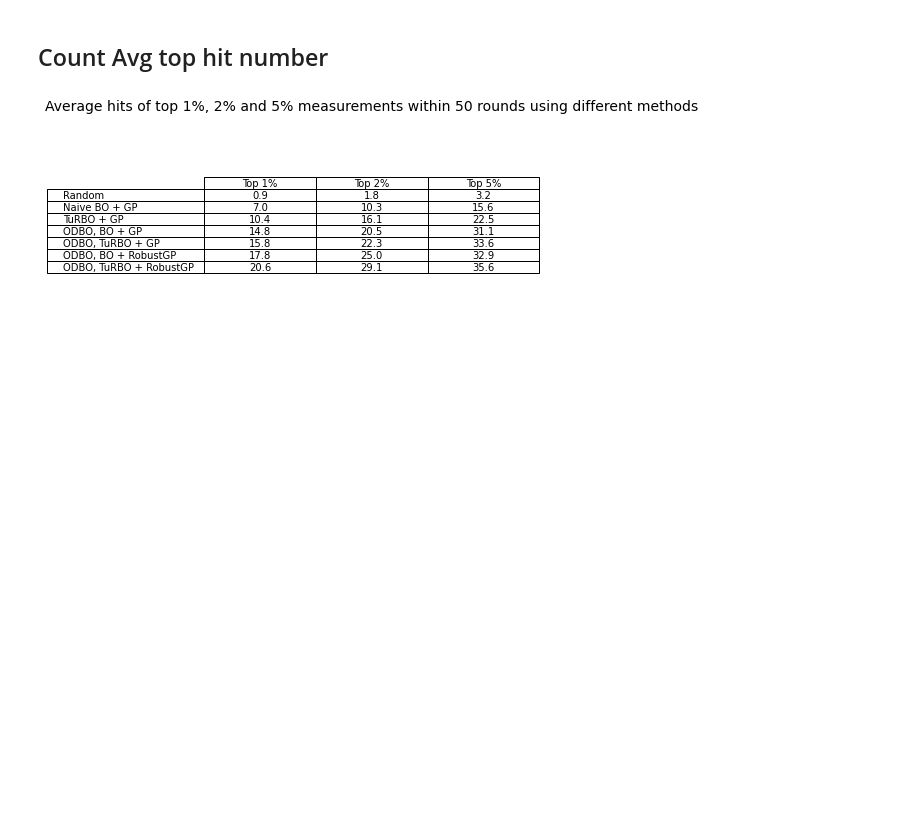
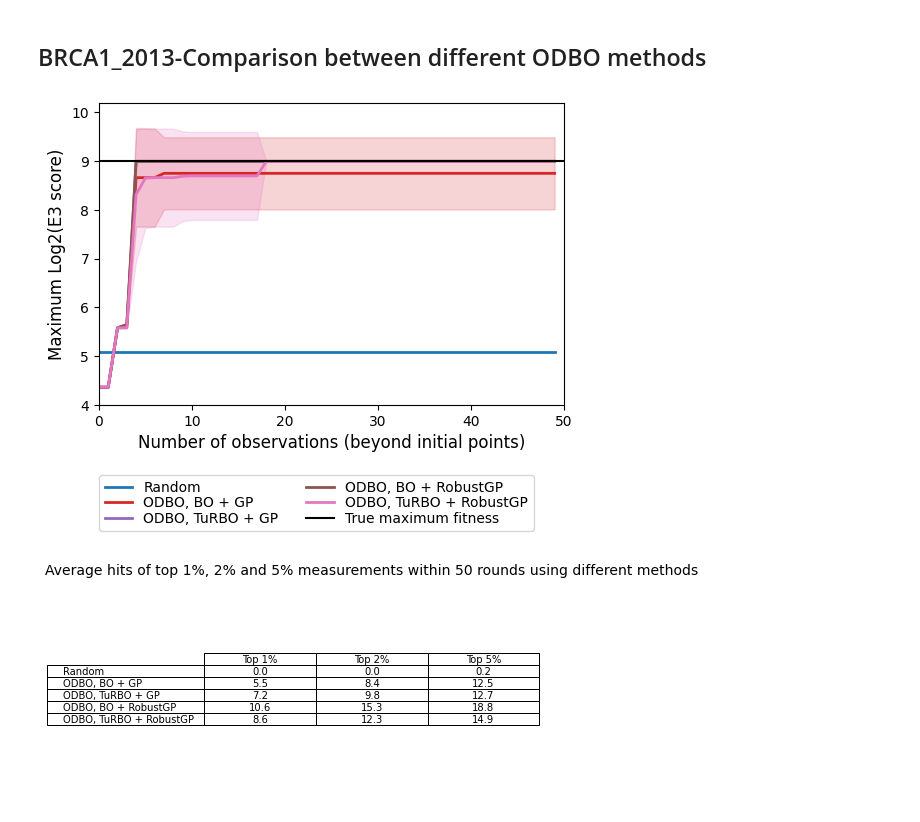
Before and after one commit to sherrylixuecheng/ODBO, a Jupyter notebook: examples/Plot_results.ipynb, the cells around one changed output. Cells and saved outputs as stored; diff of their text form; code cells hidden in the pictures; blank space fills up the shorter version.

Commit message:
update results

```diff
--- a/examples/Plot_results.ipynb
+++ b/examples/Plot_results.ipynb
@@ -10,5 +10,4 @@ import matplotlib.pyplot as plt
 # %%
-# GB1_2016, miss BO_GP and TuRBO_GP
 methods = ['Random', 'Naive BO + GP', 'TuRBO + GP', 'ODBO, BO + GP', 'ODBO, TuRBO + GP', 'ODBO, BO + RobustGP', 'ODBO, TuRBO + RobustGP']
 data_test = pd.read_csv('../datasets/GB1_2016_149361.csv', sep=',')
 name_pre, Y_test = np.array(data_test['AACombo']), np.array(data_test['Fitness'])
@@ -21,6 +20,5 @@ for i in range(10):
     ODTuRBO_GP_bacth1_Y.append(np.load('results/GB1_2016/GB1_2016_ODBO_TuRBO_GP_batch1_{}.npy'.format(i)))
     ODBO_RobustGP_bacth1_Y.append(np.load('results/GB1_2016/GB1_2016_ODBO_BO_RobustGP_batch1_{}.npy'.format(i)))
     ODTuRBO_RobustGP_bacth1_Y.append(np.load('results/GB1_2016/GB1_2016_ODBO_TuRBO_RobustGP_batch1_{}.npy'.format(i)))
-Random_Y, BO_GP_bacth1_Y, TuRBO_GP_bacth1_Y, ODBO_GP_bacth1_Y, ODTuRBO_GP_bacth1_Y, ODBO_RobustGP_bacth1_Y, ODTuRBO_RobustGP_bacth1_Y = np.vstack(Random_Y).T, np.hstack(BO_GP_bacth1_Y
-            ), np.hstack(TuRBO_GP_bacth1_Y), np.hstack(ODBO_GP_bacth1_Y), np.hstack(ODTuRBO_GP_bacth1_Y), np.hstack(ODBO_RobustGP_bacth1_Y), np.hstack(ODTuRBO_RobustGP_bacth1_Y)
+Random_Y, BO_GP_bacth1_Y, TuRBO_GP_bacth1_Y, ODBO_GP_bacth1_Y, ODTuRBO_GP_bacth1_Y, ODBO_RobustGP_bacth1_Y, ODTuRBO_RobustGP_bacth1_Y = np.vstack(Random_Y).T, np.hstack(BO_GP_bacth1_Y), np.hstack(TuRBO_GP_bacth1_Y), np.hstack(ODBO_GP_bacth1_Y), np.hstack(ODTuRBO_GP_bacth1_Y), np.hstack(ODBO_RobustGP_bacth1_Y), np.hstack(ODTuRBO_RobustGP_bacth1_Y)
 # %%
@@ -46,35 +76,62 @@ plt.show()
-# %% [markdown]
-## Count Avg top hit number
+# %% [markdown]
+## BRCA1_2013-Comparison between different ODBO methods
+# %%
+methods = ['Random', 'ODBO, BO + GP', 'ODBO, TuRBO + GP', 'ODBO, BO + RobustGP', 'ODBO, TuRBO + RobustGP']
+data_test = pd.read_csv('../datasets/BRCA1_2013_98299.csv', sep=',')
+name_pre, Y_test = np.array(data_test['AACombo']), np.array(data_test['Log2Eratio'])
+Random_Y, ODBO_GP_bacth1_Y, ODTuRBO_GP_bacth1_Y, ODBO_RobustGP_bacth1_Y, ODTuRBO_RobustGP_bacth1_Y = [],[],[],[],[]
+for i in range(10):
+    Random_Y.append(np.load('results/BRCA1_2013/BRCA1_2013_Random_{}.npy'.format(i)))
+    ODBO_GP_bacth1_Y.append(np.load('results/BRCA1_2013/BRCA1_2013_ODBO_BO_GP_batch1_{}.npy'.format(i)))
+    ODTuRBO_GP_bacth1_Y.append(np.load('results/BRCA1_2013/BRCA1_2013_ODBO_TuRBO_GP_batch1_{}.npy'.format(i)))
+    ODBO_RobustGP_bacth1_Y.append(np.load('results/BRCA1_2013/BRCA1_2013_ODBO_BO_RobustGP_batch1_{}.npy'.format(i)))
+    ODTuRBO_RobustGP_bacth1_Y.append(np.load('results/BRCA1_2013/BRCA1_2013_ODBO_TuRBO_RobustGP_batch1_{}.npy'.format(i)))
+Random_Y, ODBO_GP_bacth1_Y, ODTuRBO_GP_bacth1_Y, ODBO_RobustGP_bacth1_Y, ODTuRBO_RobustGP_bacth1_Y =  np.hstack(Random_Y), np.hstack(ODBO_GP_bacth1_Y), np.hstack(ODTuRBO_GP_bacth1_Y), np.hstack(ODBO_RobustGP_bacth1_Y), np.hstack(ODTuRBO_RobustGP_bacth1_Y)
 # %%
+fig = plt.figure(figsize=(6, 4), dpi=100)
+odbo.plot.plot_bo(iters=50, BO_result=Random_Y, method=methods[0], color = 'C0')
+odbo.plot.plot_bo(iters=50, BO_result=ODBO_GP_bacth1_Y, method=methods[1], color = 'C3')
+odbo.plot.plot_bo(iters=50, BO_result=ODTuRBO_GP_bacth1_Y, method=methods[2], color = 'C4')
+odbo.plot.plot_bo(iters=50, BO_result=ODBO_RobustGP_bacth1_Y, method=methods[3], color = 'C5')
+odbo.plot.plot_bo(iters=50, BO_result=ODTuRBO_RobustGP_bacth1_Y, method=methods[4], color = 'C6')
+plt.plot([0,50], [max(Y_test), max(Y_test)], label='True maximum fitness', color = 'k')
+plt.xlabel('Number of observations (beyond initial points)', fontsize=12)
+plt.legend(bbox_to_anchor=(0.0, -0.21, 0.95, 0.0),labelspacing=0.1, ncol=2)
+plt.ylim([4, 10.2])
+plt.xlim([0, 50])
+plt.ylabel('Maximum Log2(E3 score)', fontsize=12)
+plt.savefig('results/BRCA1_2013/BRCA1_2013_opt_curves.png')
+plt.show()
+
+#Count avg hit numbers
 fitness_top = Y_test[np.argsort(Y_test)[-int(0.01*len(Y_test))]]
-num_Random_Y, num_BO_GP_bacth1_Y, num_TuRBO_GP_bacth1_Y, num_ODBO_GP_bacth1_Y, num_ODTuRBO_GP_bacth1_Y, \
-     num_ODBO_RobustGP_bacth1_Y, num_ODTuRBO_RobustGP_bacth1_Y = [],[],[],[],[],[],[]
+num_Random_Y, num_ODBO_GP_bacth1_Y, num_ODTuRBO_GP_bacth1_Y, \
+     num_ODBO_RobustGP_bacth1_Y, num_ODTuRBO_RobustGP_bacth1_Y = [],[],[],[],[]
 fitness_labels = ['Top 1%', 'Top 2%', 'Top 5%']
 
 for i in [0.01, 0.02, 0.05]:
     fitness_top = Y_test[np.argsort(Y_test)[-int(i*len(Y_test))]]
-    num_Random_Y.append(len(np.where(Random_Y[40:, :].ravel()>=fitness_top)[0])/10)
-    num_BO_GP_bacth1_Y.append(len(np.where(BO_GP_bacth1_Y[40:, :].ravel()>=fitness_top)[0])/10)
-    num_TuRBO_GP_bacth1_Y.append(len(np.where(TuRBO_GP_bacth1_Y[40:, :].ravel()>=fitness_top)[0])/10)
-    num_ODBO_GP_bacth1_Y.append(len(np.where(ODBO_GP_bacth1_Y[40:, :].ravel()>=fitness_top)[0])/10)
-    num_ODTuRBO_GP_bacth1_Y.append(len(np.where(ODTuRBO_GP_bacth1_Y[40:, :].ravel()>=fitness_top)[0])/10)
-    num_ODBO_RobustGP_bacth1_Y.append(len(np.where(ODBO_RobustGP_bacth1_Y[40:, :].ravel()>=fitness_top)[0])/10)
-    num_ODTuRBO_RobustGP_bacth1_Y.append(len(np.where(ODTuRBO_RobustGP_bacth1_Y[40:, :].ravel()>=fitness_top)[0])/10)
+    num_Random_Y.append(len(np.where(Random_Y[-50:].ravel()>=fitness_top)[0])/10)
+    num_ODBO_GP_bacth1_Y.append(len(np.where(ODBO_GP_bacth1_Y[-50:, :].ravel()>=fitness_top)[0])/10)
+    num_ODTuRBO_GP_bacth1_Y.append(len(np.where(ODTuRBO_GP_bacth1_Y[-50:, :].ravel()>=fitness_top)[0])/10)
+    num_ODBO_RobustGP_bacth1_Y.append(len(np.where(ODBO_RobustGP_bacth1_Y[-50:, :].ravel()>=fitness_top)[0])/10)
+    num_ODTuRBO_RobustGP_bacth1_Y.append(len(np.where(ODTuRBO_RobustGP_bacth1_Y[-50:, :].ravel()>=fitness_top)[0])/10)
 fig, ax = plt.subplots()
 fig.patch.set_visible(False)
 ax.axis('off')
 ax.axis('tight')
 
-cell_text = [num_Random_Y, num_BO_GP_bacth1_Y, num_TuRBO_GP_bacth1_Y, num_ODBO_GP_bacth1_Y, num_ODTuRBO_GP_bacth1_Y, \
+cell_text = [num_Random_Y, num_ODBO_GP_bacth1_Y, num_ODTuRBO_GP_bacth1_Y, \
      num_ODBO_RobustGP_bacth1_Y, num_ODTuRBO_RobustGP_bacth1_Y]
 ax.table(cellText=cell_text,
          rowLabels=methods,
          colLabels=fitness_labels,
          cellLoc='center',
          colLoc='center',
          loc = 'center',
          fontsize =14)
 plt.title('Average hits of top 1%, 2% and 5% measurements within 50 rounds using different methods', fontsize=14, loc = 'center')
 plt.show()
 # %% [output]
-[figure, old version]
+[figure, new version]
+[figure, added]
```
Also changed, not shown: parts of 2 cells of this notebook, 5 other files.
